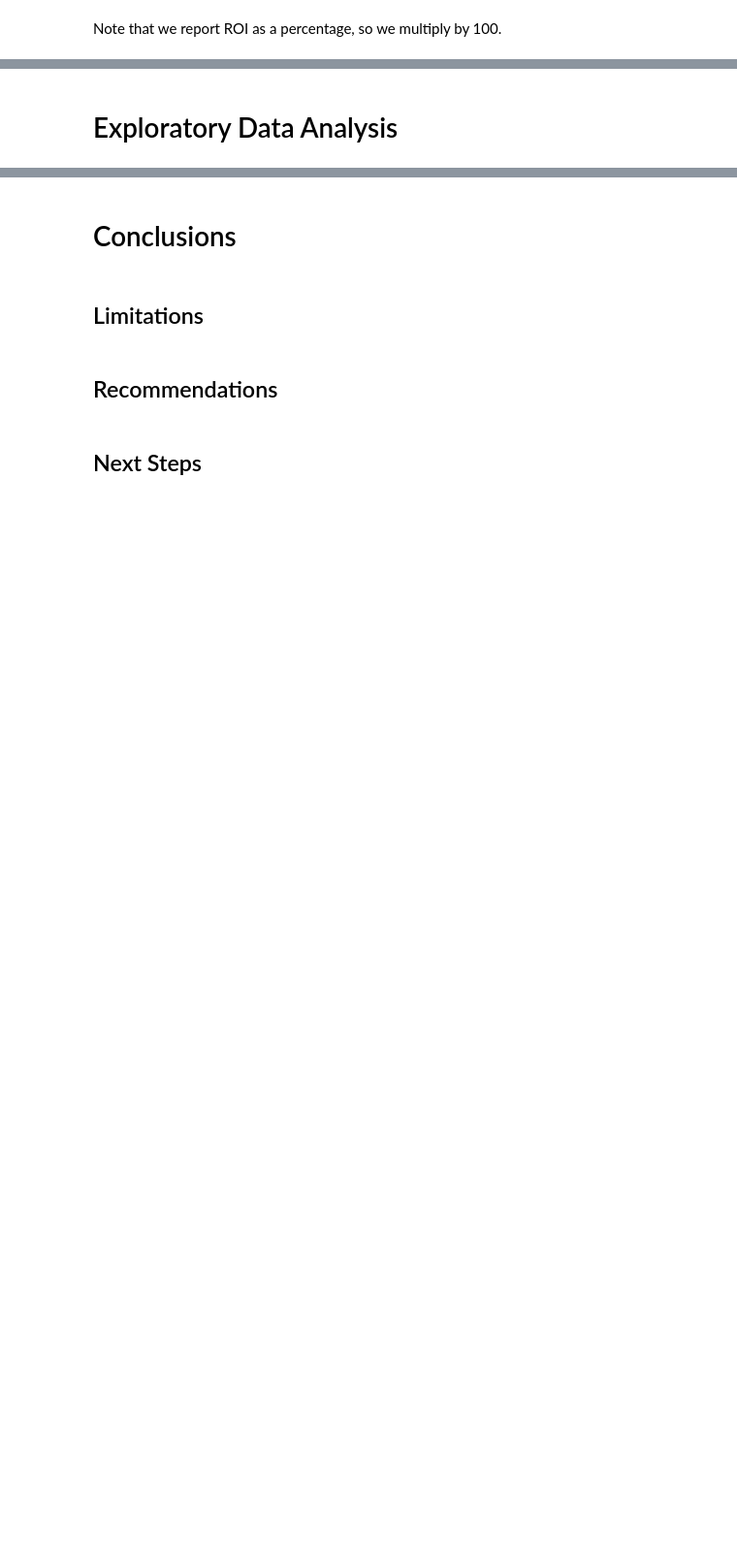
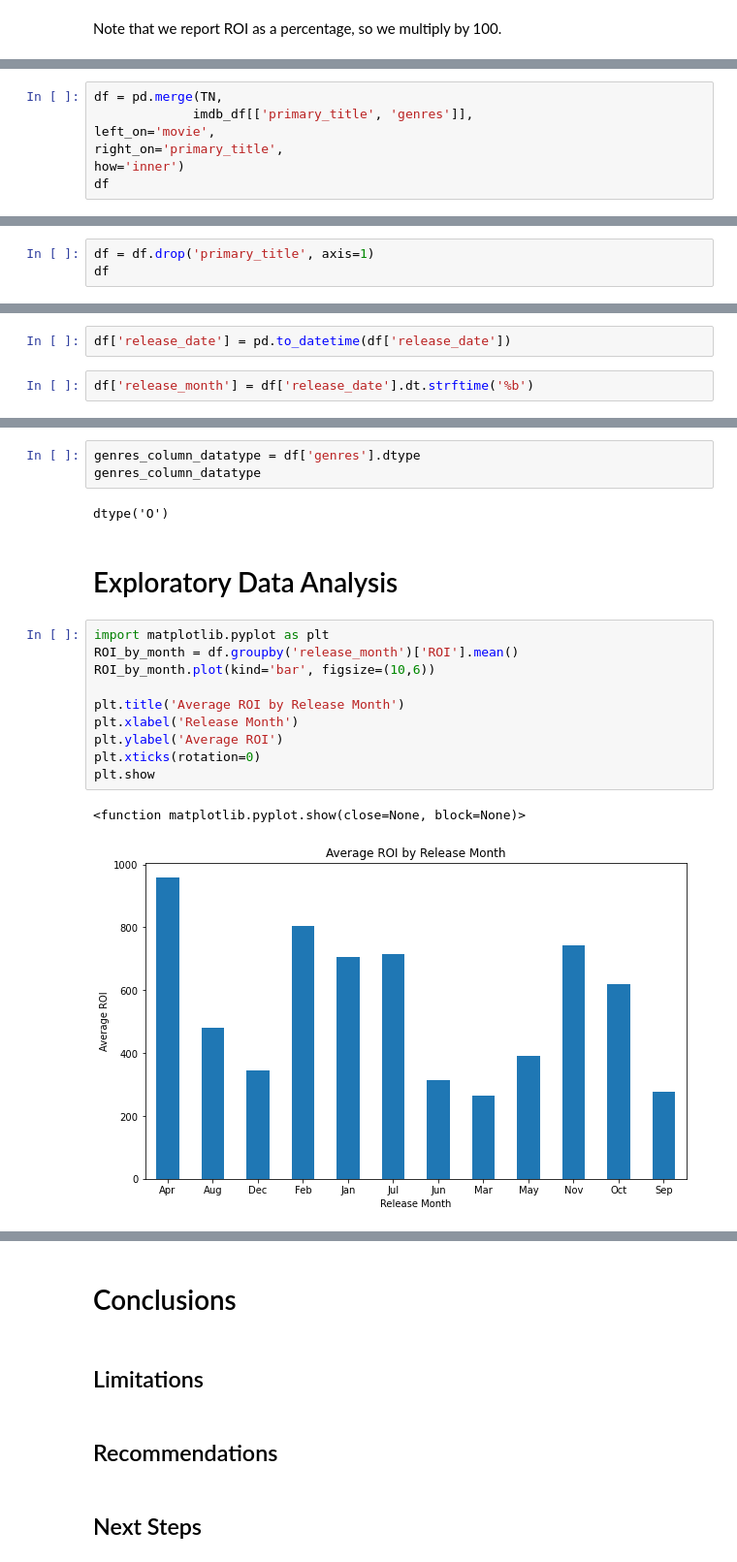
Before and after one commit to sfp13VA/film_recommendations_project, a Jupyter notebook: notebook.ipynb, the cells around one changed output, grey strips where cells are left out. Shown at 97% size. Cells and saved outputs as stored; diff of their text form; blank space fills up the shorter version.

```diff
--- a/notebook.ipynb
+++ b/notebook.ipynb
@@ -100,3 +119,10 @@ df.head()
 | 2 | 3 | Jun 7, 2019 | Dark Phoenix | 350000000 | 42762350 | 149762350 | -157475300 | -44.992943 |
 | 3 | 4 | May 1, 2015 | Avengers: Age of Ultron | 330600000 | 459005868 | 1403013963 | 1531419831 | 463.224389 |
 | 4 | 5 | Dec 15, 2017 | Star Wars Ep. VIII: The Last Jedi | 317000000 | 620181382 | 1316721747 | 1619903129 | 511.010451 |
+# %%
+df = pd.merge(TN,
+             imdb_df[['primary_title', 'genres']],
+left_on='movie',
+right_on='primary_title',
+how='inner')
+df
@@ -102,0 +143,3 @@ df.head()
+# %%
+df = df.drop('primary_title', axis=1)
+df
@@ -102,0 +175,4 @@ df.head()
+# %%
+df['release_date'] = pd.to_datetime(df['release_date'])
+# %%
+df['release_month'] = df['release_date'].dt.strftime('%b')
@@ -103,2 +195,20 @@ df.head()
+# %%
+genres_column_datatype = df['genres'].dtype
+genres_column_datatype
+# %% [output]
+dtype('O')
 # %% [markdown]
 # Exploratory Data Analysis
+# %%
+import matplotlib.pyplot as plt
+ROI_by_month = df.groupby('release_month')['ROI'].mean()
+ROI_by_month.plot(kind='bar', figsize=(10,6))
+
+plt.title('Average ROI by Release Month')
+plt.xlabel('Release Month')
+plt.ylabel('Average ROI')
+plt.xticks(rotation=0)
+plt.show
+# %% [output]
+<function matplotlib.pyplot.show(close=None, block=None)>
+[figure, added]
```
Also changed, not shown: parts of 21 cells of this notebook.
